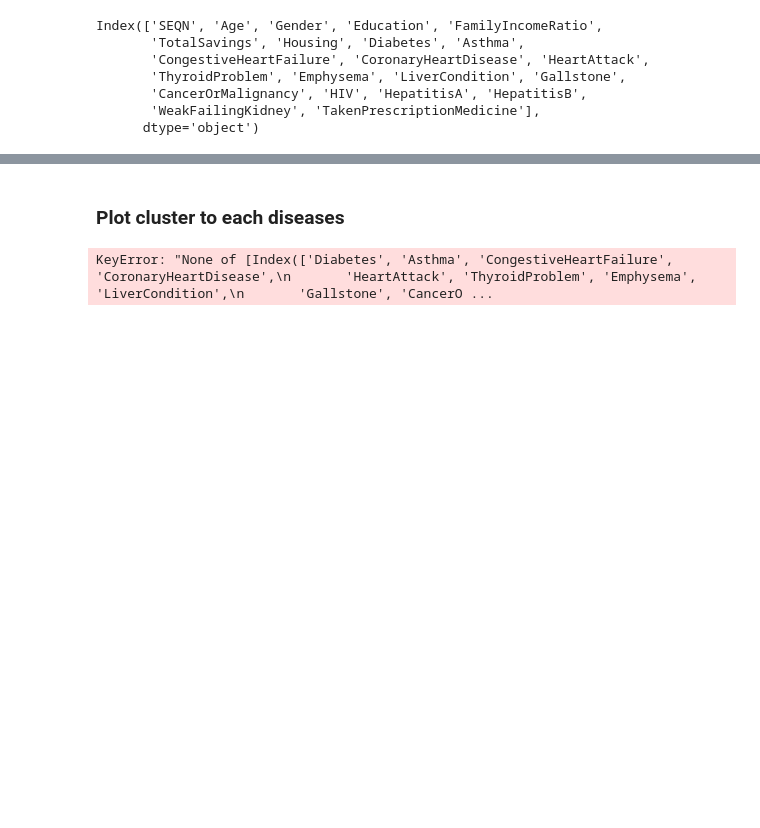
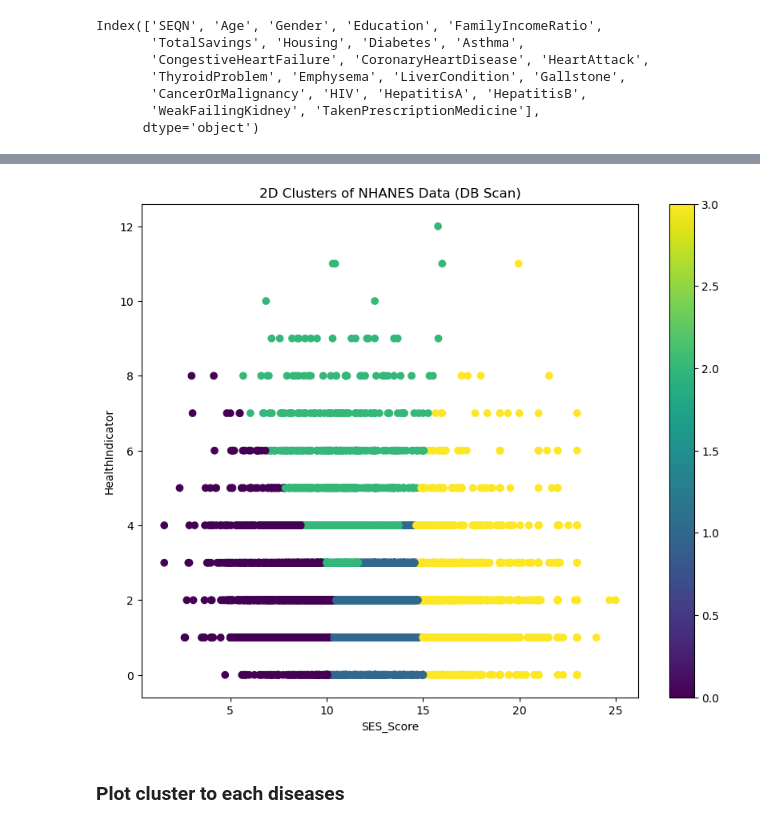
Before and after one commit to baldeoJV/CCADMACL_PROJ_COM222, a Jupyter notebook: socio_experimental (Carl).ipynb, the cells around one changed output, grey strips where cells are left out. Saved outputs shown, nothing was run; the diff lists cells and outputs as text; code cells hidden in the pictures; blank space fills up the shorter version.

```diff
--- a/socio_experimental (Carl).ipynb
+++ b/socio_experimental (Carl).ipynb
@@ -386,0 +400,3 @@ silhouette_score(df_scaled, df_scaled['cluster'])
+# %%
+dbscan_df = df.copy()
+dbscan_df.head()
@@ -387,24 +416,37 @@ silhouette_score(df_scaled, df_scaled['cluster'])
+# %%
+X_dbscan_face, X_test = train_test_split(dbscan_df, test_size=0.2, random_state=42)
+kmeans = KMeans(n_clusters=4, random_state=42).fit(X_dbscan_face)
+# %%
+X_dbscan_face['cluster'] = kmeans.labels_
+# %%
+plt.figure(figsize=(10, 8))
+plt.scatter(X_dbscan_face['SES_Score'], X_dbscan_face['HealthIndicator'], c=X_dbscan_face['cluster'], cmap='viridis')
+plt.xlabel("SES_Score")
+plt.ylabel("HealthIndicator")
+plt.title("2D Clusters of NHANES Data (DB Scan)")
+plt.colorbar()
+plt.show()
+# %% [output]
+[figure, added]
 # %% [markdown]
 ### Plot cluster to each diseases
 # %%
-# plot each disease against the cluster
+# # plot each disease against the cluster
 
-# Create a new DataFrame for plotting
-df_plot = df_scaled[['cluster']].copy()
+# # Create a new DataFrame for plotting
+# df_plot = df_scaled[['cluster']].copy()
 
-# # Add disease columns to the plotting DataFrame
-# desease_columns = ['Diabetes', 'Asthma', 'CongestiveHeartFailure', 'CoronaryHeartDisease',
-#                       'HeartAttack', 'ThyroidProblem', 'Emphysema', 'LiverCondition', 'Gallstone',
-#                       'CancerOrMalignancy', 'HIV', 'HepatitisA', 'HepatitisB', 'WeakFailingKidney',
-#                       'TakenPrescriptionMedicine']
+# # # Add disease columns to the plotting DataFrame
+# # desease_columns = ['Diabetes', 'Asthma', 'CongestiveHeartFailure', 'CoronaryHeartDisease',
+# #                       'HeartAttack', 'ThyroidProblem', 'Emphysema', 'LiverCondition', 'Gallstone',
+# #                       'CancerOrMalignancy', 'HIV', 'HepatitisA', 'HepatitisB', 'WeakFailingKidney',
+# #                       'TakenPrescriptionMedicine']
 
-df_plot[disease_columns] = df[disease_columns]
+# df_plot[disease_columns] = df[disease_columns]
 
-# Plot each disease against the cluster
-for disease in disease_columns:
-    plt.figure(figsize=(10, 6))
-    sns.boxplot(x='cluster', y=disease, data=df_plot)
-    plt.title(f'Cluster vs {disease}')
-    plt.show()
+# # Plot each disease against the cluster
+# for disease in disease_columns:
+#     plt.figure(figsize=(10, 6))
+#     sns.boxplot(x='cluster', y=disease, data=df_plot)
+#     plt.title(f'Cluster vs {disease}')
+#     plt.show()
-# %% [output]
-KeyError: "None of [Index(['Diabetes', 'Asthma', 'CongestiveHeartFailure', 'CoronaryHeartDisease',\n       'HeartAttack', 'ThyroidProblem', 'Emphysema', 'LiverCondition',\n       'Gallstone', 'CancerO ...
```
Also changed, not shown: parts of 24 cells of this notebook, 3 other files.
